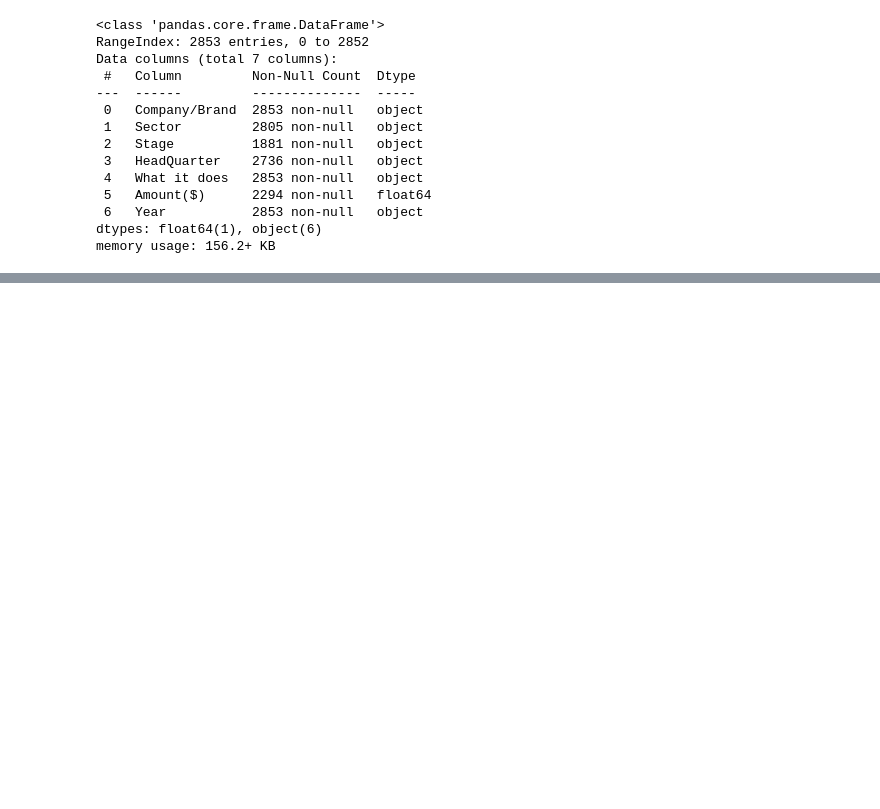
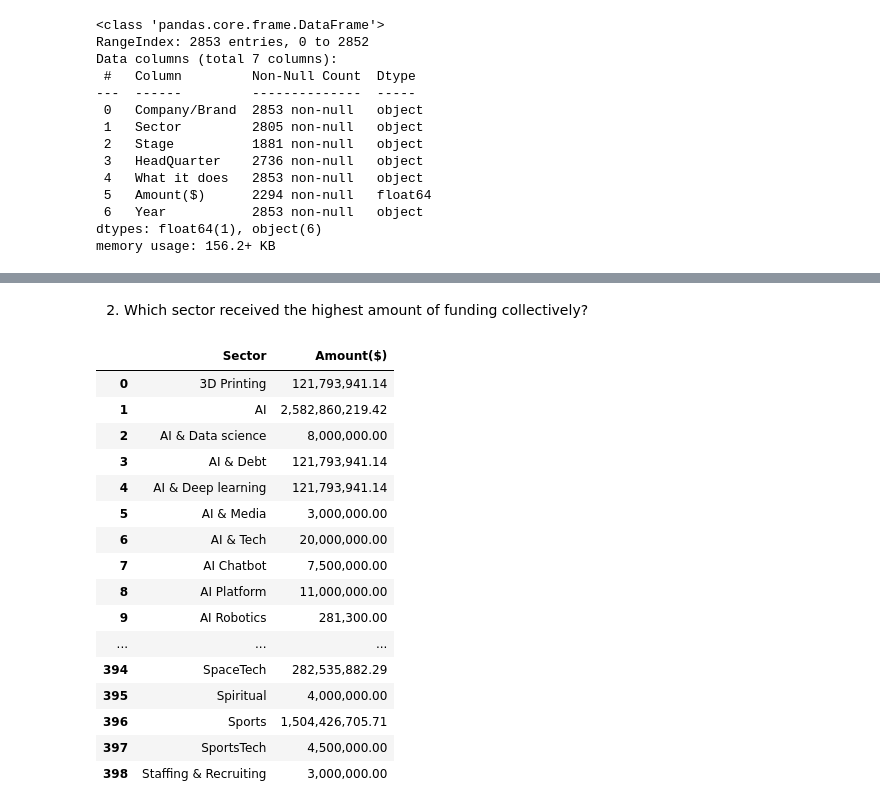
Before and after one commit to Azie88/Beginner-Data-Analysis, a Jupyter notebook: Project_notebook.ipynb, the cells around one changed output, grey strips where cells are left out. Saved outputs shown, nothing was run; the diff lists cells and outputs as text; code cells hidden in the pictures; blank space fills up the shorter version.

```diff
--- a/Project_notebook.ipynb
+++ b/Project_notebook.ipynb
@@ -1555,0 +1798,22 @@ Final_Startup_Data[Final_Startup_Data.isna().Sector]
+# %% [markdown]
+2. Which sector received the highest amount of funding collectively?
+# %%
+Final_Startup_Data.groupby('Sector')['Amount($)'].sum().reset_index()
+# %% [output]
+|  | Sector | Amount($) |
+| 0 | 3D Printing | 121,793,941.14 |
+| 1 | AI | 2,582,860,219.42 |
+| 2 | AI & Data science | 8,000,000.00 |
+| 3 | AI & Debt | 121,793,941.14 |
+| 4 | AI & Deep learning | 121,793,941.14 |
+| 5 | AI & Media | 3,000,000.00 |
+| 6 | AI & Tech | 20,000,000.00 |
+| 7 | AI Chatbot | 7,500,000.00 |
+| 8 | AI Platform | 11,000,000.00 |
+| 9 | AI Robotics | 281,300.00 |
+| ... | ... | ... |
+| 394 | SpaceTech | 282,535,882.29 |
+| 395 | Spiritual | 4,000,000.00 |
+| 396 | Sports | 1,504,426,705.71 |
+| 397 | SportsTech | 4,500,000.00 |
+| 398 | Staffing & Recruiting | 3,000,000.00 |
```
Also changed, not shown: parts of 24 cells of this notebook.
